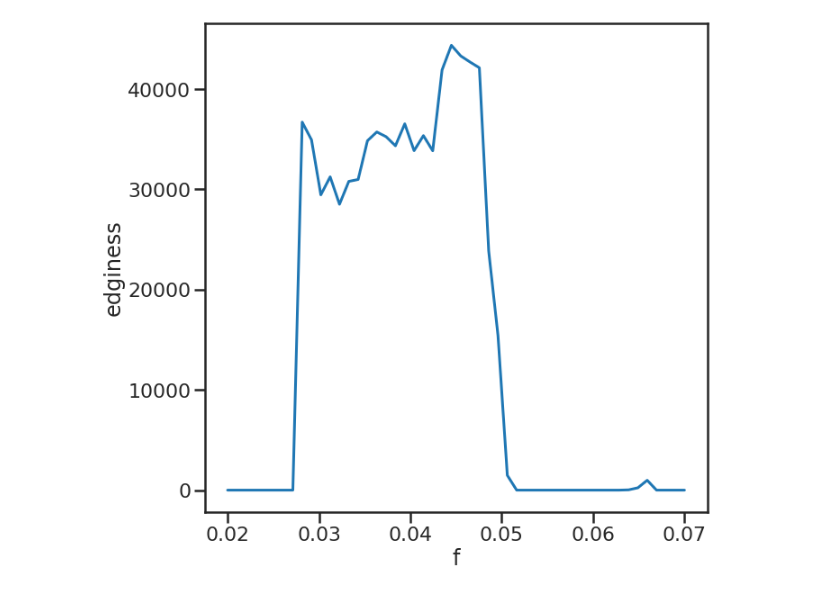
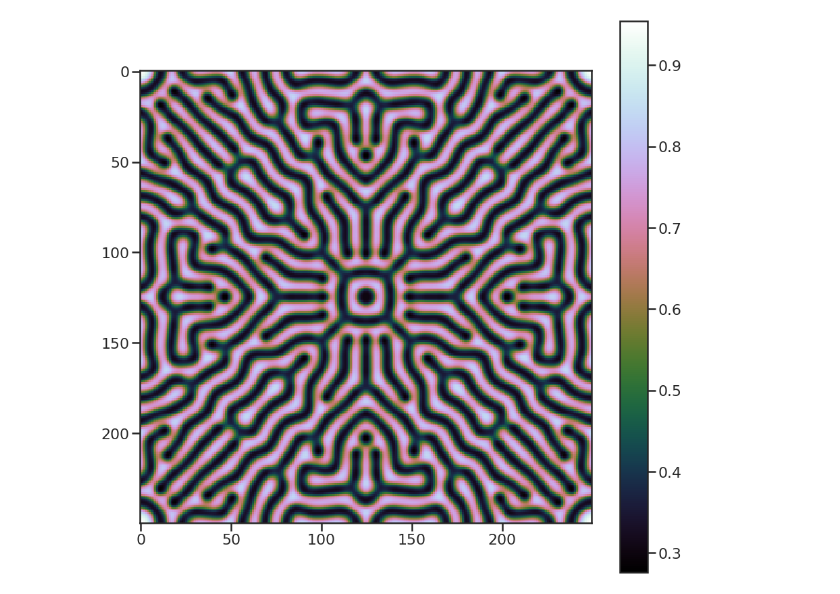
Before and after one commit to CoenHoningh/Complex-Systems, a Jupyter notebook: gray_scott_convolution.ipynb, the cells around one changed output. Saved outputs shown, nothing was run; the diff lists cells and outputs as text; code cells hidden in the pictures.

```diff
--- a/gray_scott_convolution.ipynb
+++ b/gray_scott_convolution.ipynb
@@ -100,8 +125,24 @@ edginess = [comp_edginess(U, V, Du, Dv, F, k, dt, dx, T) for F in F_range]
+# %%
+n = 250
+Du = 0.16
+Dv = 0.08
+F = 0.035
+k = 0.06
+T = 10000
+dt = 1.0
+dx = 1.0
+
+
+U, V = np.zeros((n, n), dtype=np.float64), np.zeros((n, n), dtype=np.float64)
+r, m = n//40, n//2
+U[...] = 0.5
+edge3 = np.array([[-1, -1, -1], [-1, 8, -1], [-1, -1, -1]])
+V[m-r:m+r, m-r:m+r] = 0.25
+u_out, v_out = gray_scott(U, V, Du, Dv, F, k, dt, dx, T)
 # %%
-plt.figure(figsize=(10,10))
-plt.plot(F_range, edginess)
-plt.xlabel("f")
-plt.ylabel("edginess")
+plt.figure(figsize=(15,15))
+plt.imshow(u_out, cmap='cubehelix')
+plt.colorbar()
 plt.show()
 # %% [output]
-[figure, old version]
+[figure, new version]
```
Also changed, not shown: parts of 16 cells of this notebook.
